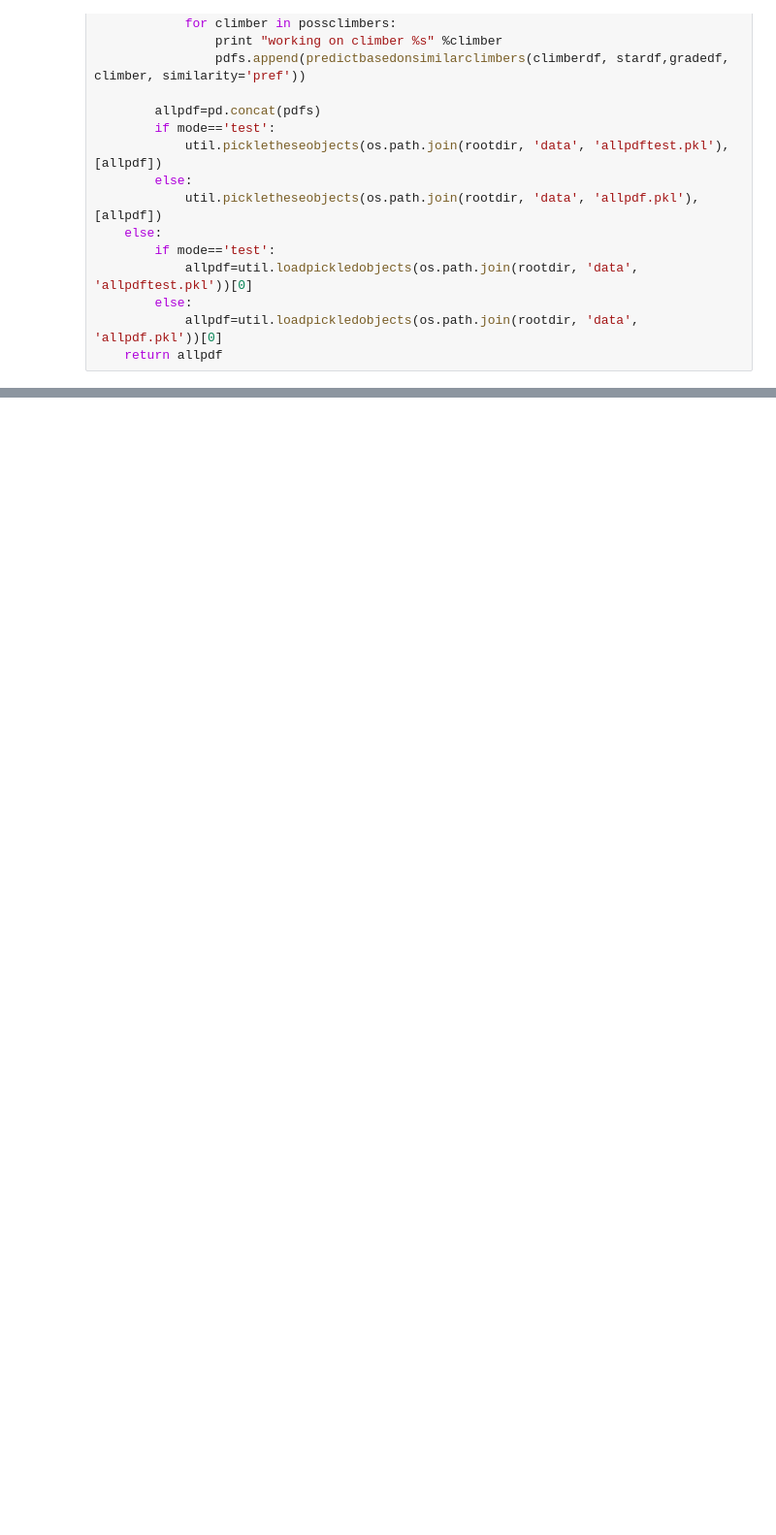
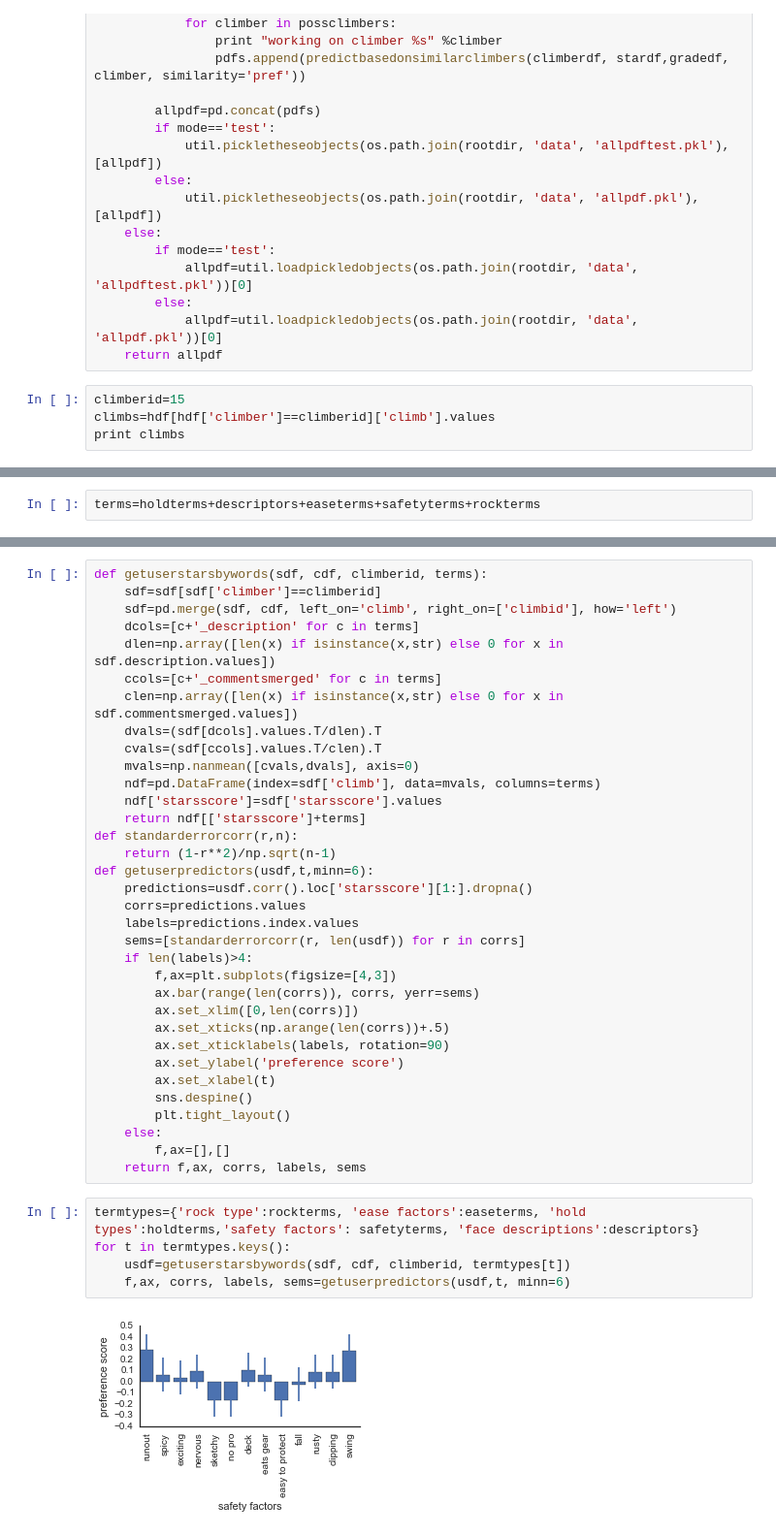
Before and after one commit to askerry/cragcrunch, a Jupyter notebook: Notebook 7. Personalized Recommendations.ipynb, the cells around one changed output, grey strips where cells are left out. Shown at 97% size. Saved outputs shown, nothing was run; the diff lists cells and outputs as text; blank space fills up the shorter version.

Commit message:
user plotting

```diff
--- a/Notebook 7. Personalized Recommendations.ipynb
+++ b/Notebook 7. Personalized Recommendations.ipynb
@@ -238,3 +238,7 @@ def individualpred(hitsdf, climberdf,stardf, gradedf,parallel=False,needsprep=Fa
         else:
             allpdf=util.loadpickledobjects(os.path.join(rootdir, 'data', 'allpdf.pkl'))[0]
     return allpdf
+# %%
+climberid=15
+climbs=hdf[hdf['climber']==climberid]['climb'].values
+print climbs
@@ -240,0 +259,2 @@ def individualpred(hitsdf, climberdf,stardf, gradedf,parallel=False,needsprep=Fa
+# %%
+terms=holdterms+descriptors+easeterms+safetyterms+rockterms
@@ -240,0 +271,41 @@ def individualpred(hitsdf, climberdf,stardf, gradedf,parallel=False,needsprep=Fa
+# %%
+def getuserstarsbywords(sdf, cdf, climberid, terms):
+    sdf=sdf[sdf['climber']==climberid]
+    sdf=pd.merge(sdf, cdf, left_on='climb', right_on=['climbid'], how='left')
+    dcols=[c+'_description' for c in terms]
+    dlen=np.array([len(x) if isinstance(x,str) else 0 for x in sdf.description.values])
+    ccols=[c+'_commentsmerged' for c in terms]
+    clen=np.array([len(x) if isinstance(x,str) else 0 for x in sdf.commentsmerged.values])
+    dvals=(sdf[dcols].values.T/dlen).T
+    cvals=(sdf[ccols].values.T/clen).T
+    mvals=np.nanmean([cvals,dvals], axis=0)
+    ndf=pd.DataFrame(index=sdf['climb'], data=mvals, columns=terms)
+    ndf['starsscore']=sdf['starsscore'].values
+    return ndf[['starsscore']+terms]
+def standarderrorcorr(r,n):
+    return (1-r**2)/np.sqrt(n-1)
+def getuserpredictors(usdf,t,minn=6):
+    predictions=usdf.corr().loc['starsscore'][1:].dropna()
+    corrs=predictions.values
+    labels=predictions.index.values
+    sems=[standarderrorcorr(r, len(usdf)) for r in corrs]
+    if len(labels)>4:
+        f,ax=plt.subplots(figsize=[4,3])
+        ax.bar(range(len(corrs)), corrs, yerr=sems)
+        ax.set_xlim([0,len(corrs)])
+        ax.set_xticks(np.arange(len(corrs))+.5)
+        ax.set_xticklabels(labels, rotation=90)
+        ax.set_ylabel('preference score')
+        ax.set_xlabel(t)
+        sns.despine()
+        plt.tight_layout()
+    else:
+        f,ax=[],[]
+    return f,ax, corrs, labels, sems
+# %%
+termtypes={'rock type':rockterms, 'ease factors':easeterms, 'hold types':holdterms,'safety factors': safetyterms, 'face descriptions':descriptors}
+for t in termtypes.keys():
+    usdf=getuserstarsbywords(sdf, cdf, climberid, termtypes[t])
+    f,ax, corrs, labels, sems=getuserpredictors(usdf,t, minn=6)
+# %% [output]
+[figure, added]
```
Also changed, not shown: parts of 22 cells of this notebook, 18 other files.
